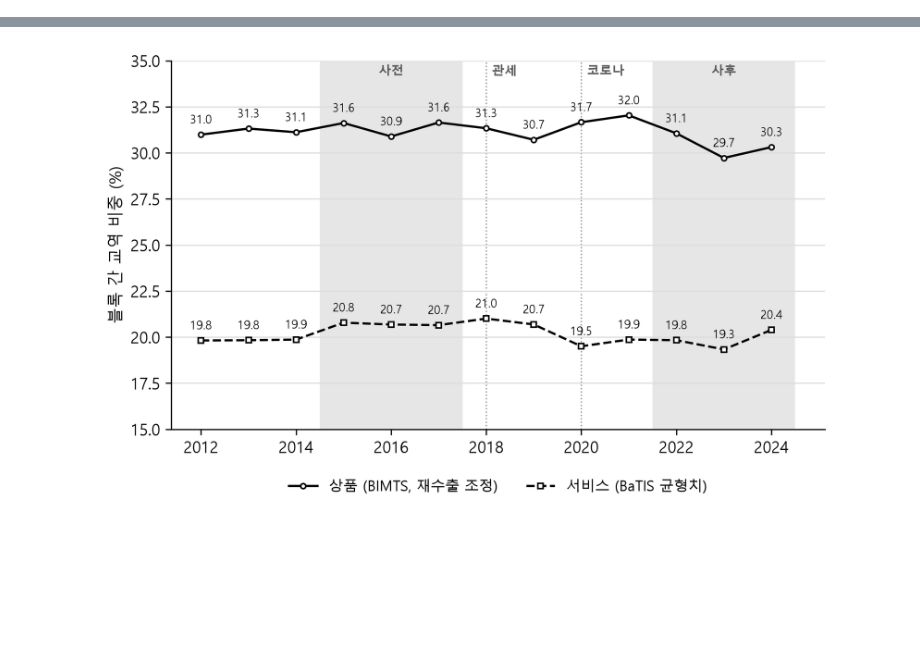
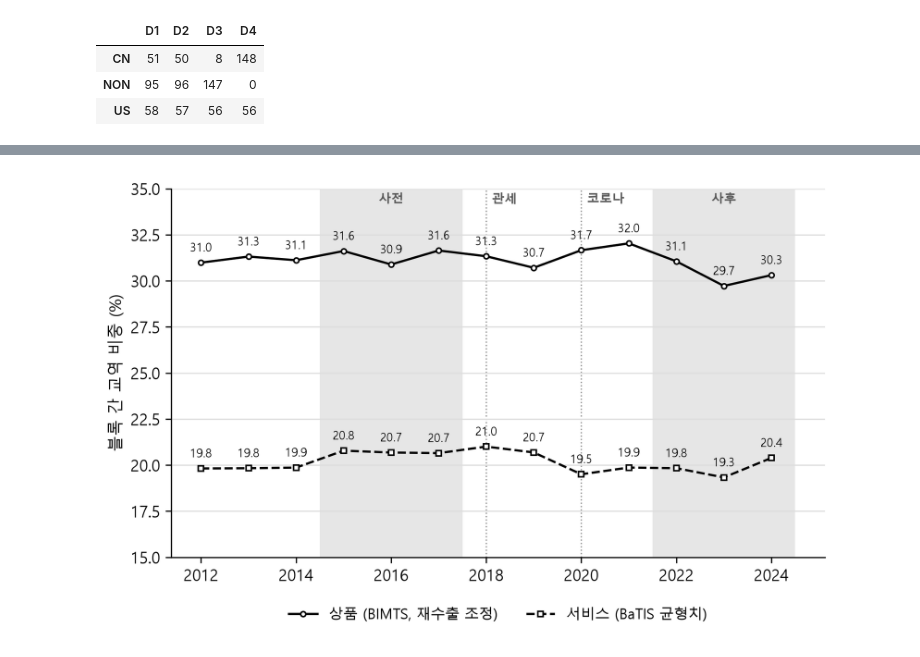
Before and after one commit to pilsunchoi/Services, a Jupyter notebook: research/02-fragmentation/reproduce.ipynb, the cells around one changed output, grey strips where cells are left out. Drawn from its saved outputs; the diff is of its cells as text; code cells hidden in the pictures; blank space fills up the shorter version.

```diff
--- a/research/02-fragmentation/reproduce.ipynb
+++ b/research/02-fragmentation/reproduce.ipynb
@@ -78,0 +153,86 @@ C:\Work\Projects\Services\research\02-fragmentation | C:\Work\Projects\Services\
+# %%
+US, CN, NA = "US", "CN", "NON"  # "NA"는 pandas가 결측으로 읽으므로 쓰지 않는다
+
+SOVEREIGN = {  # 주권국을 따르는 영토
+    "ABW": "NLD", "CUW": "NLD", "SXM": "NLD",
+    "AIA": "GBR", "BMU": "GBR", "CYM": "GBR", "MSR": "GBR", "TCA": "GBR",
+    "FRO": "DNK", "NCL": "FRA", "PYF": "FRA",
+    "HKG": "CHN", "MAC": "CHN",
+}
+EU27 = ["AUT", "BEL", "BGR", "HRV", "CYP", "CZE", "DNK", "EST", "FIN", "FRA", "DEU", "GRC",
+        "HUN", "IRL", "ITA", "LVA", "LTU", "LUX", "MLT", "NLD", "POL", "PRT", "ROU", "SVK",
+        "SVN", "ESP", "SWE"]
+UNFRIENDLY_2022 = set(EU27) | {
+    "ALB", "AND", "AUS", "CAN", "ISL", "JPN", "LIE", "FSM", "MCO", "MNE", "NZL", "MKD",
+    "NOR", "SGP", "SMR", "KOR", "CHE", "TWN", "UKR", "GBR", "USA",
+    # 영국 관할(지령 명시: 저지, 앵귈라, 영국령 버진아일랜드, 지브롤터) 가운데 자료에 있는 것
+    "AIA",
+}
+EAST_NARROW = {"RUS", "BLR", "PRK", "ERI", "SYR", "CHN", "HKG", "MAC"}
+
+
+def quartile_blocs(ipser: pd.Series) -> dict:
+    """미국·중국에 가장 가까운 사분위. 겹치면 더 가까운 쪽."""
+    s = ipser.dropna()
+    d_us = (s - s["USA"]).abs()
+    d_cn = (s - s["CHN"]).abs()
+    q_us, q_cn = d_us.quantile(0.25), d_cn.quantile(0.25)
+    out = {}
+    for c in s.index:
+        near_us, near_cn = d_us[c] <= q_us, d_cn[c] <= q_cn
+        if near_us and near_cn:
+            out[c] = US if d_us[c] < d_cn[c] else CN
+        elif near_us:
+            out[c] = US
+        elif near_cn:
+            out[c] = CN
+        else:
+            out[c] = NA
+    out["USA"], out["CHN"] = US, CN
+    return out
+
+
+d1, d2 = quartile_blocs(pre_ip), quartile_blocs(post_ip)
+
+con0 = duckdb.connect(str(DB), read_only=True)
+econ = con0.execute("""
+    SELECT code, name_sdmx FROM dim_area
+    WHERE NOT is_aggregate AND (in_batis OR in_bimts) ORDER BY code
+""").df()
+con0.close()
+
+rows = []
+for code_, name in econ.itertuples(index=False):
+    src = SOVEREIGN.get(code_, code_)
+    rule = "이념점수" if src == code_ else f"주권국 {src}"
+    row = {"code": code_, "name": name, "ip_2015_17": pre_ip.get(src), "ip_2022_24": post_ip.get(src),
+           "D1": d1.get(src), "D2": d2.get(src)}
+    if code_ == "TWN":
+        row.update(D1=US, D2=US)
+        rule = "대만 규칙(기준안: 미국 쪽)"
+    if code_ in UNFRIENDLY_2022:
+        row["D3"] = US
+    elif code_ in EAST_NARROW:
+        row["D3"] = CN
+    else:
+        row["D3"] = NA
+    # D3은 이념점수와 무관하므로 영토도 주권국을 따른다
+    if code_ in SOVEREIGN and SOVEREIGN[code_] in UNFRIENDLY_2022:
+        row["D3"] = US
+    if code_ in SOVEREIGN and SOVEREIGN[code_] in EAST_NARROW:
+        row["D3"] = CN
+    for d in ("D1", "D2"):
+        if row[d] is None or (isinstance(row[d], float) and pd.isna(row[d])):
+            row[d] = None
+    assignable = row["D1"] is not None  # D4: 배정 가능한 경제만 서방 대 비서방으로 나눈다
+    row["D4"] = US if row["D3"] == US else (CN if assignable else None)
+    row["rule"] = rule if row["D1"] is not None or code_ == "TWN" else "미배정(이념점수 없음)"
+    rows.append(row)
+
+blocs = pd.DataFrame(rows)
+print("경제 수", len(blocs))
+print(blocs[blocs.code.isin(["USA", "CHN", "RUS", "KOR", "JPN", "DEU", "IND", "BRA", "TUR",
+                             "VNM", "SGP", "HKG", "TWN", "ZAF"])]
+      [["code", "ip_2015_17", "ip_2022_24", "D1", "D2", "D3", "D4"]].round(2).to_string(index=False))
+blocs[DEFS].apply(lambda s: s.value_counts()).fillna(0).astype(int)
+# %% [output]
@@ -78,0 +255,4 @@ C:\Work\Projects\Services\research\02-fragmentation | C:\Work\Projects\Services\
+|  | D1 | D2 | D3 | D4 |
+| CN | 51 | 50 | 8 | 148 |
+| NON | 95 | 96 | 147 | 0 |
+| US | 58 | 57 | 56 | 56 |
```
Also changed, not shown: parts of 26 cells of this notebook.
